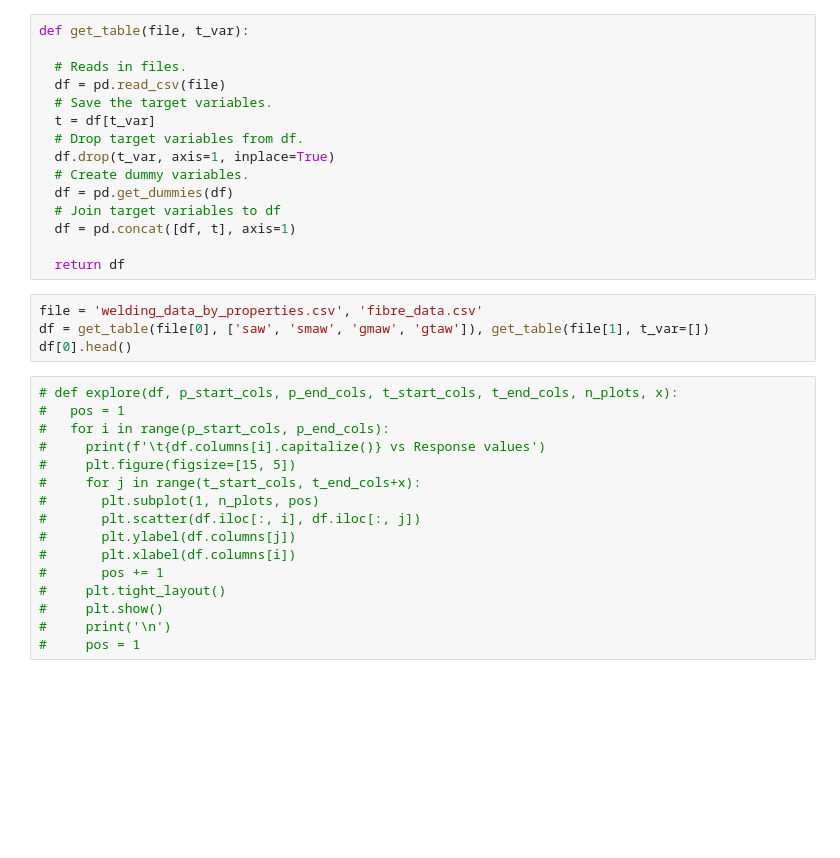
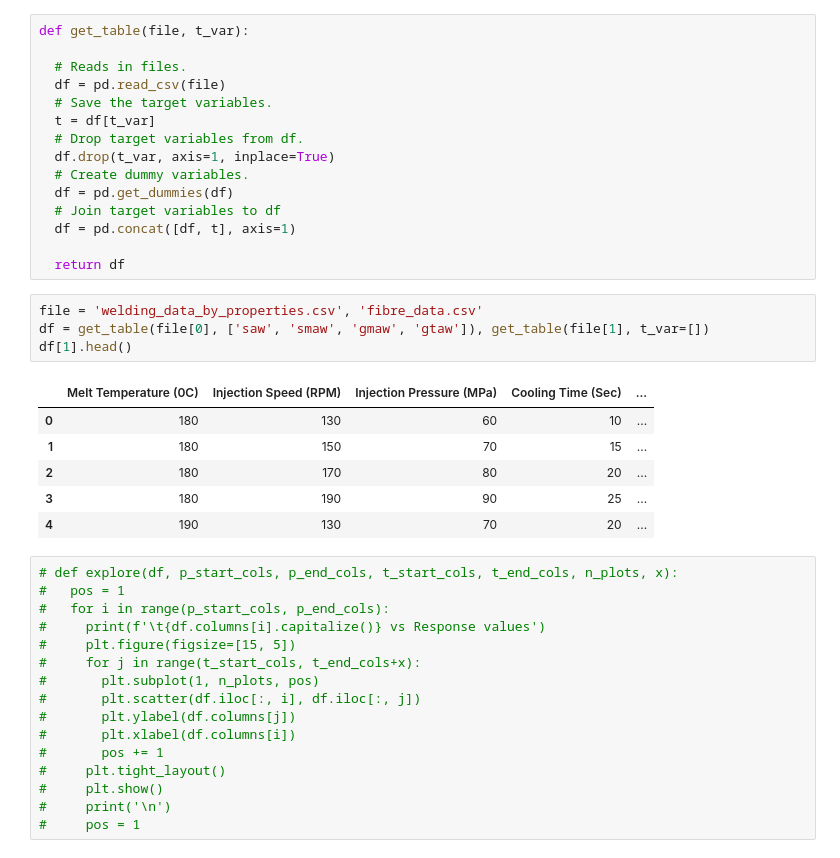
Before and after one commit to engrvitalis/Data-Analysis, a Jupyter notebook: fibre_analysis.ipynb, the cells around one changed output. Drawn from its saved outputs; the diff is of its cells as text; blank space fills up the shorter version.

```diff
--- a/fibre_analysis.ipynb
+++ b/fibre_analysis.ipynb
@@ -29,7 +29,14 @@ def get_table(file, t_var):
 # %%
 file = 'welding_data_by_properties.csv', 'fibre_data.csv'
 df = get_table(file[0], ['saw', 'smaw', 'gmaw', 'gtaw']), get_table(file[1], t_var=[])
-df[0].head()
+df[1].head()
+# %% [output]
+|  | Melt Temperature (0C) | Injection Speed (RPM) | Injection Pressure (MPa) | Cooling Time (Sec) | ... |
+| 0 | 180 | 130 | 60 | 10 | ... |
+| 1 | 180 | 150 | 70 | 15 | ... |
+| 2 | 180 | 170 | 80 | 20 | ... |
+| 3 | 180 | 190 | 90 | 25 | ... |
+| 4 | 190 | 130 | 70 | 20 | ... |
 # %%
 # def explore(df, p_start_cols, p_end_cols, t_start_cols, t_end_cols, n_plots, x):
 #   pos = 1
```
Also changed, not shown: parts of 3 cells of this notebook.
